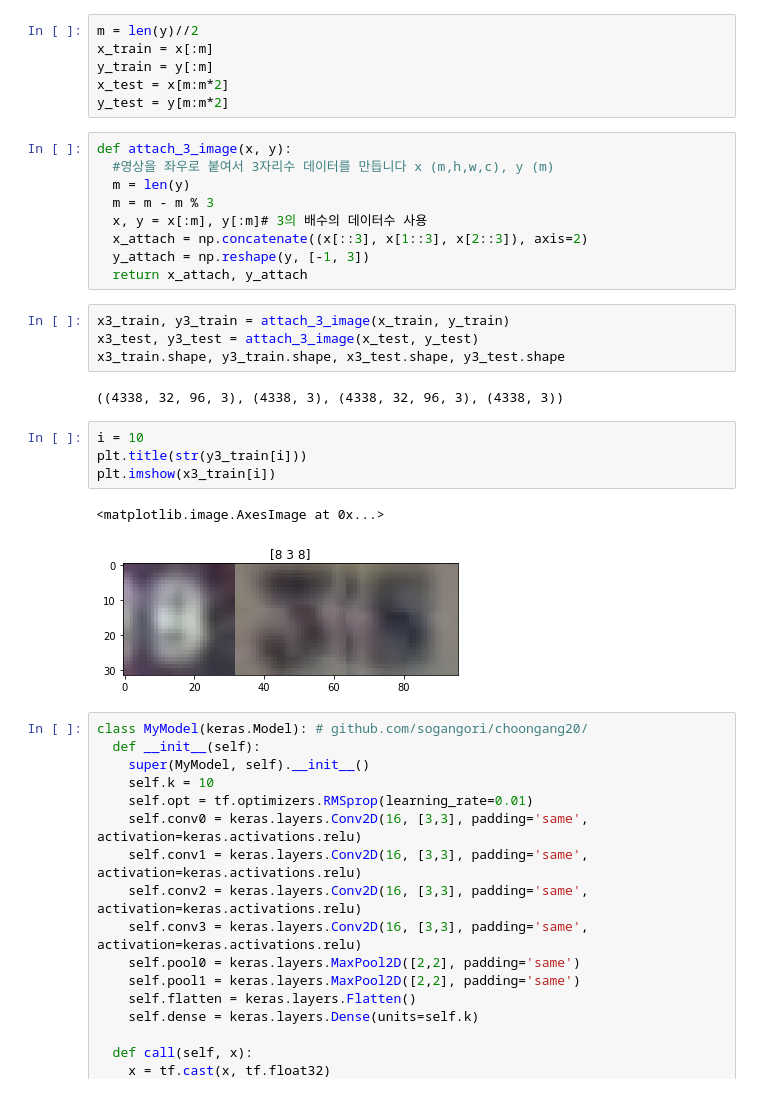
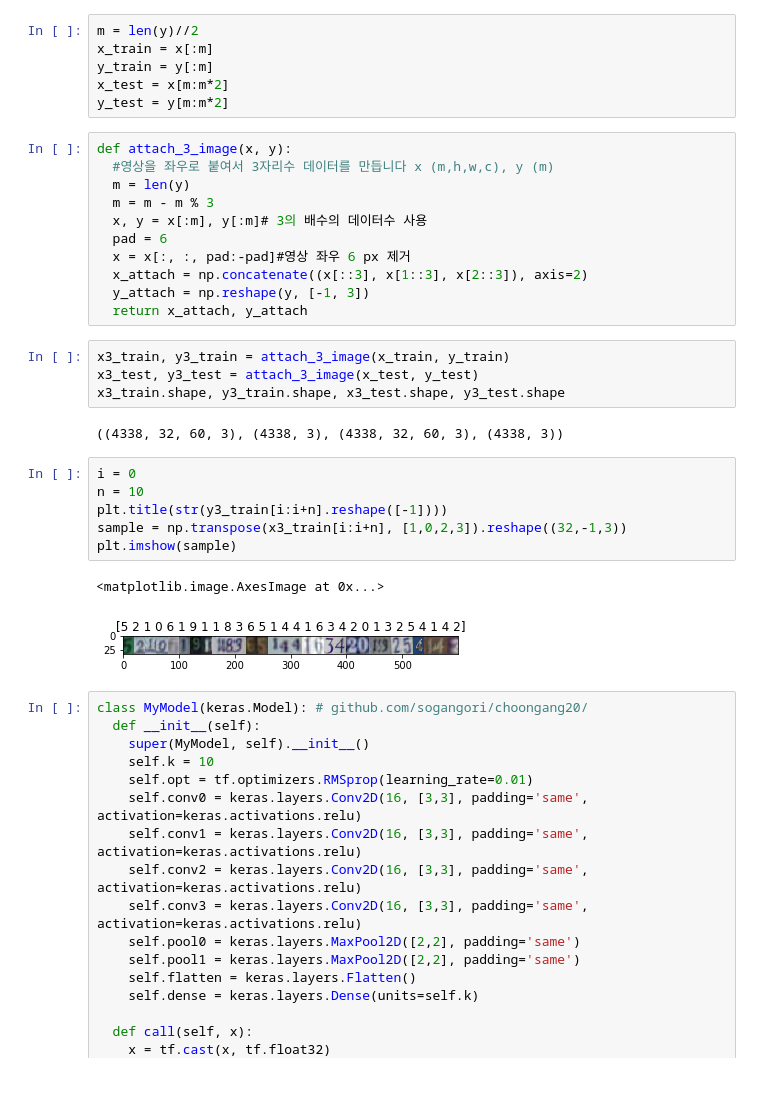
Before and after one commit to sogangori/choongang20, a Jupyter notebook: SVHN.ipynb, the cells around one changed output. Saved outputs shown, nothing was run; the diff lists cells and outputs as text.

```diff
--- a/SVHN.ipynb
+++ b/SVHN.ipynb
@@ -66,6 +66,8 @@ def attach_3_image(x, y):
   m = len(y)
   m = m - m % 3
   x, y = x[:m], y[:m]# 3의 배수의 데이터수 사용
+  pad = 6
+  x = x[:, :, pad:-pad]#영상 좌우 6 px 제거
   x_attach = np.concatenate((x[::3], x[1::3], x[2::3]), axis=2)
   y_attach = np.reshape(y, [-1, 3])
   return x_attach, y_attach
@@ -74,14 +76,16 @@ x3_train, y3_train = attach_3_image(x_train, y_train)
 x3_test, y3_test = attach_3_image(x_test, y_test)
 x3_train.shape, y3_train.shape, x3_test.shape, y3_test.shape
 # %% [output]
-((4338, 32, 96, 3), (4338, 3), (4338, 32, 96, 3), (4338, 3))
+((4338, 32, 60, 3), (4338, 3), (4338, 32, 60, 3), (4338, 3))
-# %%
-i = 10
-plt.title(str(y3_train[i]))
-plt.imshow(x3_train[i])
-# %% [output]
-<matplotlib.image.AxesImage at 0x...>
-[figure, removed]
+# %%
+i = 0
+n = 10
+plt.title(str(y3_train[i:i+n].reshape([-1])))
+sample = np.transpose(x3_train[i:i+n], [1,0,2,3]).reshape((32,-1,3))
+plt.imshow(sample)
+# %% [output]
+<matplotlib.image.AxesImage at 0x...>
+[figure, added]
 # %%
 class MyModel(keras.Model): # github.com/sogangori/choongang20/
   def __init__(self):
```
